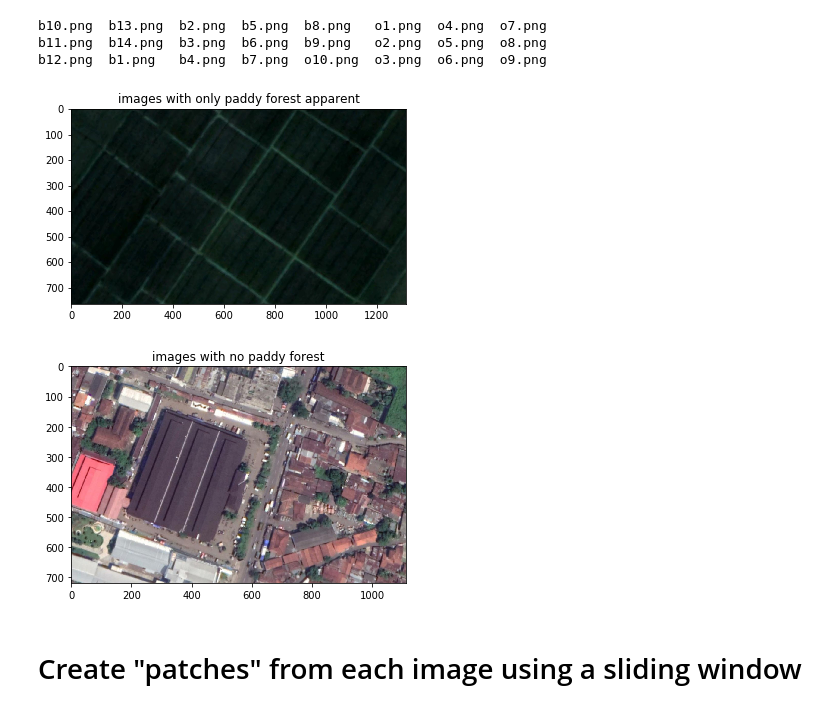
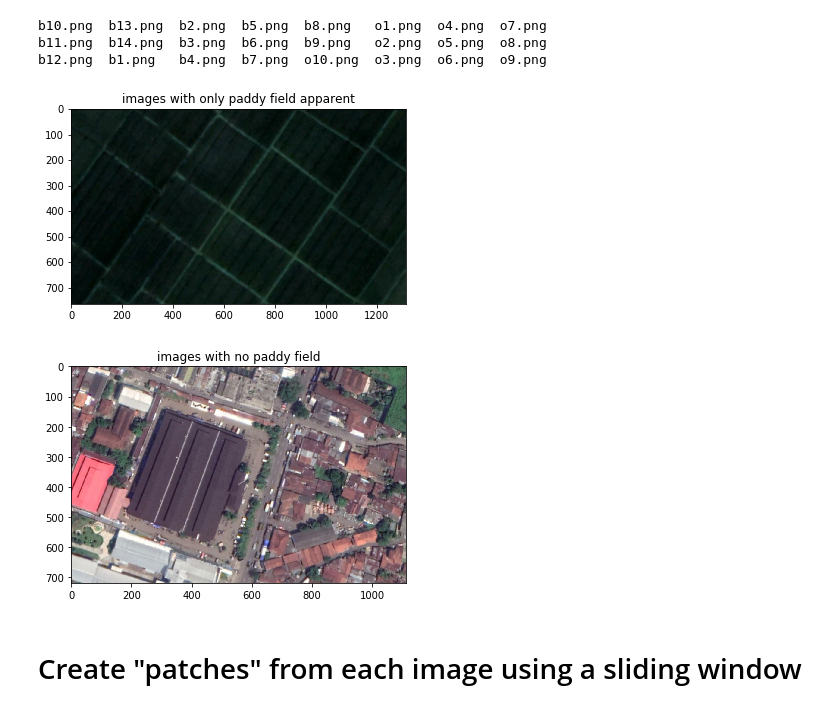
Before and after one commit to Gio1709/paddy, a Jupyter notebook: bamboopaddy_forest_detection.ipynb, the cells around one changed output. Drawn from its saved outputs; the diff is of its cells as text; code cells hidden in the pictures.

```diff
--- a/bamboopaddy_forest_detection.ipynb
+++ b/bamboopaddy_forest_detection.ipynb
@@ -82,16 +86,16 @@ b10.png  b13.png  b2.png  b5.png  b8.png   o1.png  o4.png  o7.png
 b11.png  b14.png  b3.png  b6.png  b9.png   o2.png  o5.png  o8.png
 b12.png  b1.png   b4.png  b7.png  o10.png  o3.png  o6.png  o9.png
 # %%
-plt.title("images with only paddy forest apparent")
+plt.title("images with only paddy field apparent")
 plt.imshow(imread("paddy/train/b2.png"))
 plt.show()
 
-plt.title("images with no paddy forest")
+plt.title("images with no paddy field")
 plt.imshow(imread("paddy/train/o10.png"))
 plt.show()
 # %% [output]
-[figure, old version]
+[figure, new version]
-[figure, old version]
+[figure, new version]
 # %% [markdown]
 # Create "patches" from each image using a sliding window
 # %%
```
Also changed, not shown: parts of 15 cells of this notebook.
